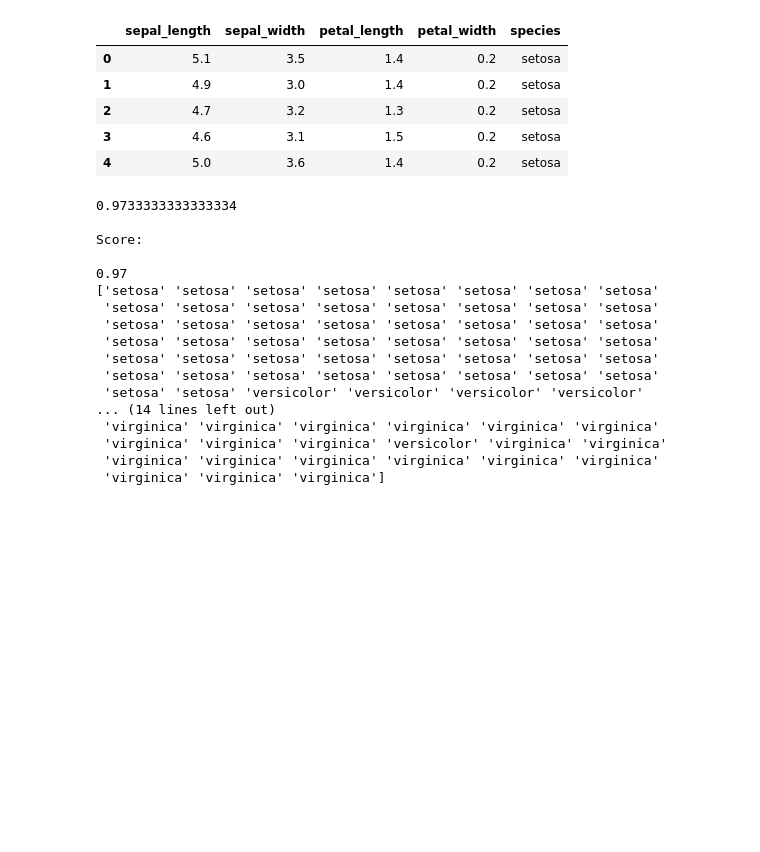
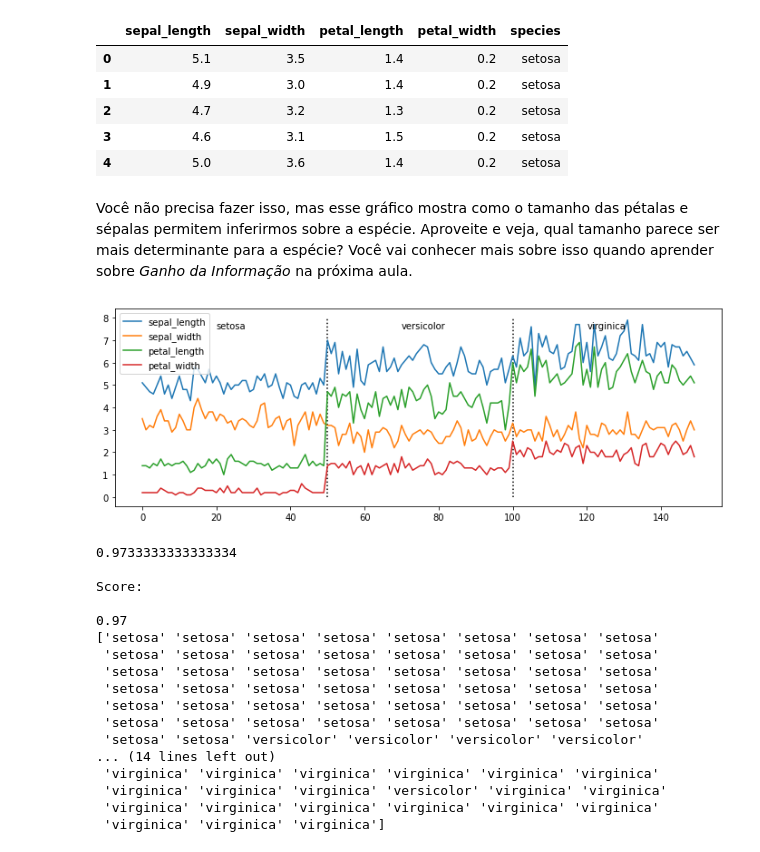
Before and after one commit to ggpgutierrez/IA_2022S2, a Jupyter notebook: Aula5.ipynb, the cells around one changed output. Saved outputs shown, nothing was run; the diff lists cells and outputs as text; code cells hidden in the pictures; blank space fills up the shorter version.

```diff
--- a/Aula5.ipynb
+++ b/Aula5.ipynb
@@ -140,6 +140,26 @@ df.head()
 | 2 | 4.7 | 3.2 | 1.3 | 0.2 | setosa |
 | 3 | 4.6 | 3.1 | 1.5 | 0.2 | setosa |
 | 4 | 5.0 | 3.6 | 1.4 | 0.2 | setosa |
+# %% [markdown]
+Você não precisa fazer isso, mas esse gráfico mostra como o tamanho das pétalas e sépalas permitem inferirmos sobre a espécie. Aproveite e veja, qual tamanho parece ser mais determinante para a espécie? Você vai conhecer mais sobre isso quando aprender sobre *Ganho da Informação* na próxima aula.
+# %%
+df = sns.load_dataset('iris')
+
+fig = plt.figure(figsize=(12,4))
+
+for c in df.drop(columns='species'):
+  plt.plot(df[c],label = c)
+
+plt.vlines(50,0,8,linestyle='dotted')
+plt.vlines(100,0,8,linestyle='dotted')
+
+plt.text(20,7.5,df.iloc[0]['species'])
+plt.text(70,7.5,df.iloc[50]['species'])
+plt.text(120,7.5,df.iloc[100]['species'])
+plt.legend()
+plt.show()
+# %% [output]
+[figure, added]
 # %%
 from sklearn.linear_model import LogisticRegression
 from sklearn.neighbors import KNeighborsClassifier
```
